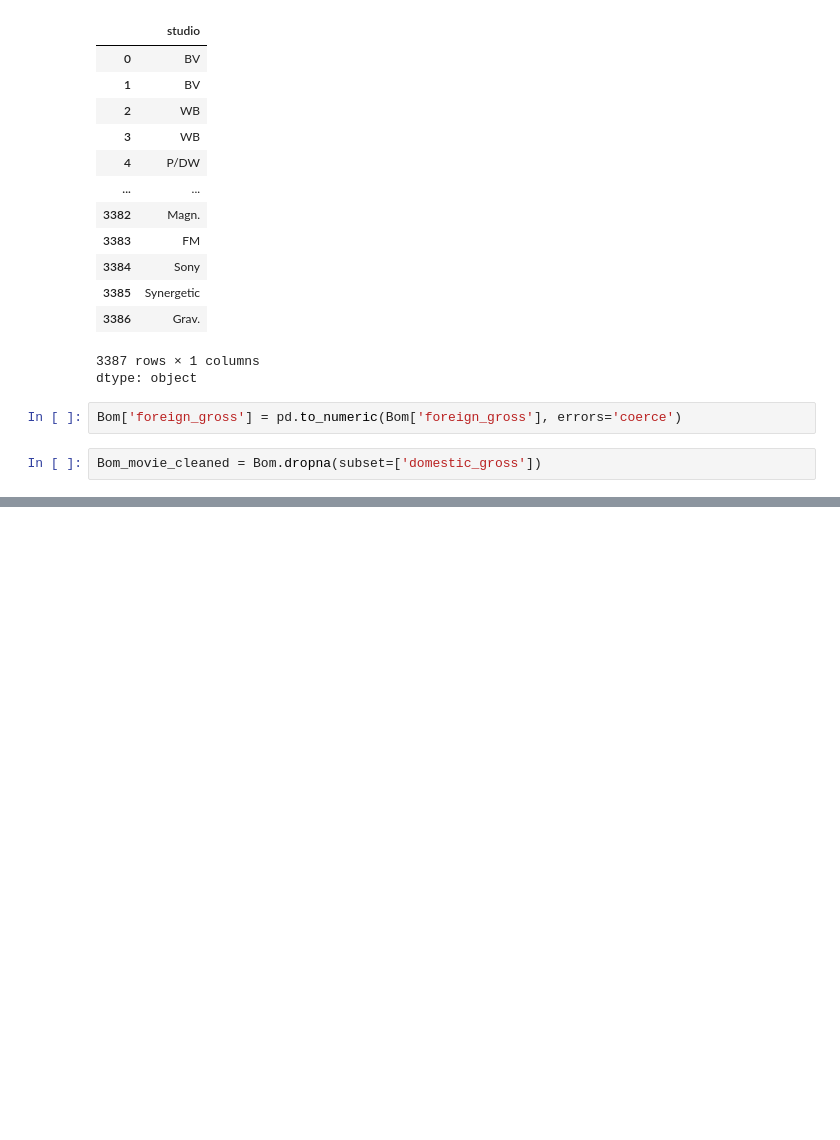
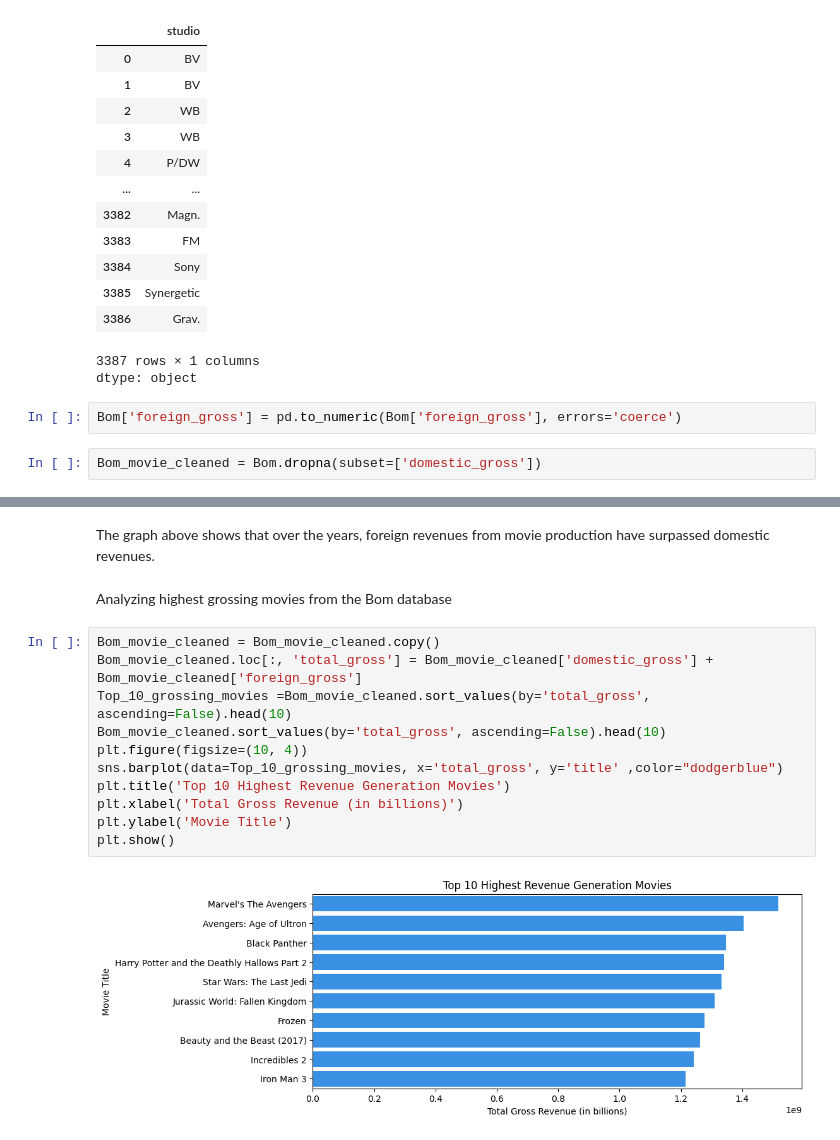
Before and after one commit to pishanjia/ADS_REV_code, a Jupyter notebook: Capstone.ipynb, the cells around one changed output, grey strips where cells are left out. Saved outputs shown, nothing was run; the diff lists cells and outputs as text; blank space fills up the shorter version.

```diff
--- a/Capstone.ipynb
+++ b/Capstone.ipynb
@@ -280,0 +357,17 @@ Bom_movie_cleaned = Bom.dropna(subset=['domestic_gross'])
+# %% [markdown]
+The graph above shows that over the years, foreign revenues from movie production have surpassed domestic revenues.
+# %% [markdown]
+Analyzing highest grossing movies from the Bom database
+# %%
+Bom_movie_cleaned = Bom_movie_cleaned.copy()
+Bom_movie_cleaned.loc[:, 'total_gross'] = Bom_movie_cleaned['domestic_gross'] + Bom_movie_cleaned['foreign_gross']
+Top_10_grossing_movies =Bom_movie_cleaned.sort_values(by='total_gross', ascending=False).head(10)
+Bom_movie_cleaned.sort_values(by='total_gross', ascending=False).head(10)
+plt.figure(figsize=(10, 4))
+sns.barplot(data=Top_10_grossing_movies, x='total_gross', y='title' ,color="dodgerblue")
+plt.title('Top 10 Highest Revenue Generation Movies')
+plt.xlabel('Total Gross Revenue (in billions)')
+plt.ylabel('Movie Title')
+plt.show()
+# %% [output]
+[figure, added]
```
Also changed, not shown: parts of 35 cells of this notebook.
